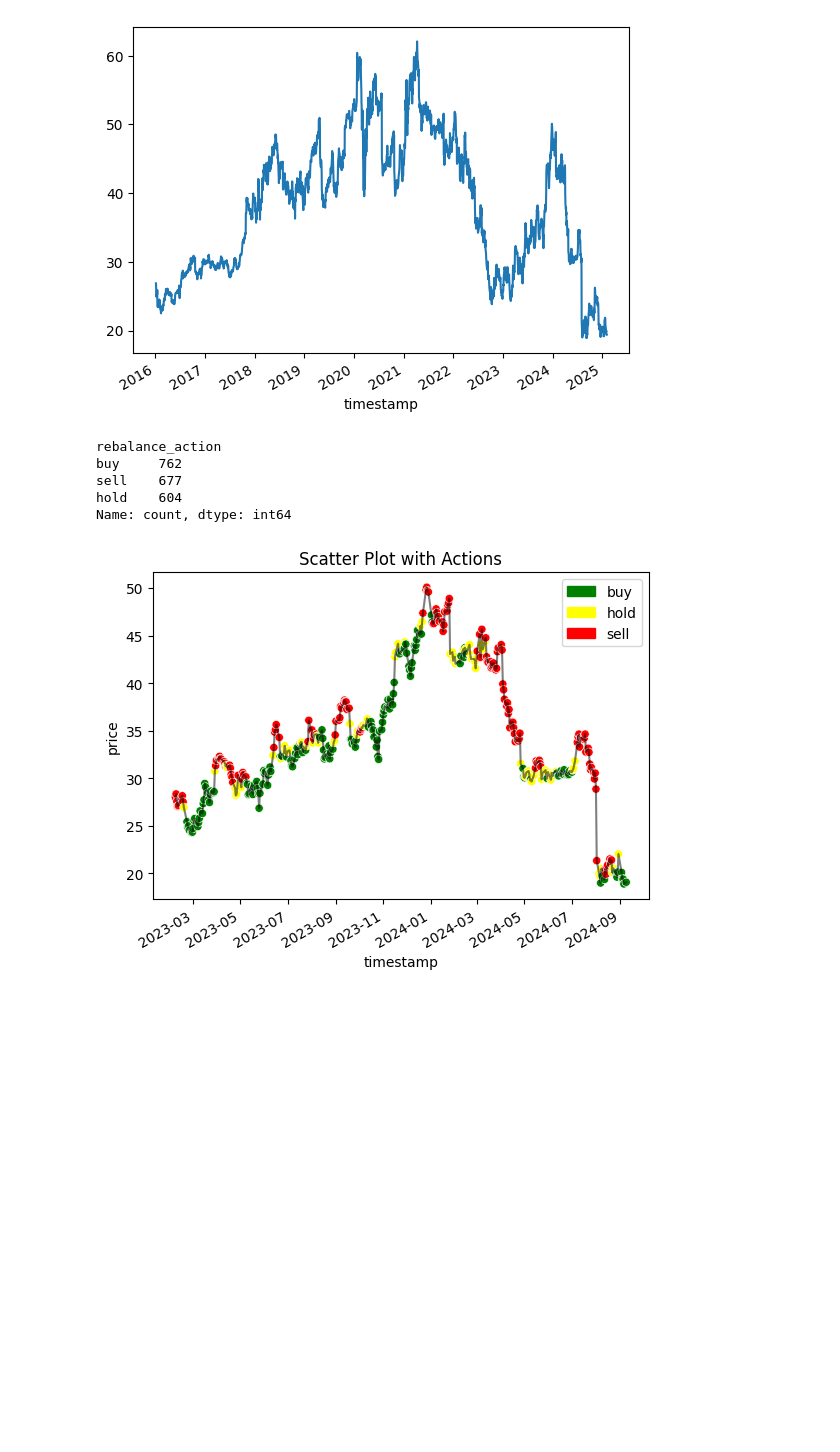
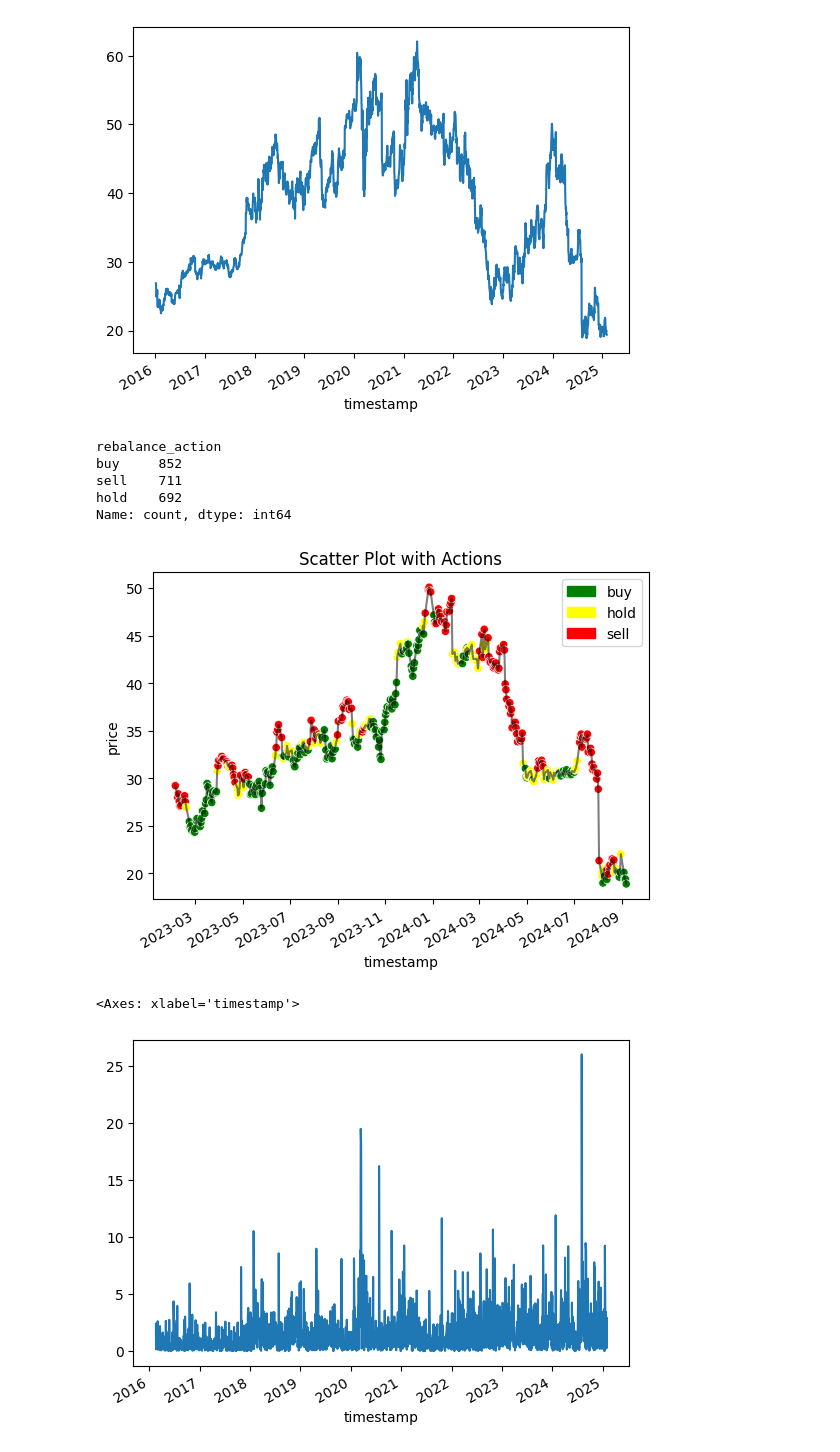
Before and after one commit to AxelGard/cira-examples, a Jupyter notebook: more_pipes.ipynb, the cells around one changed output. Saved outputs shown, nothing was run; the diff lists cells and outputs as text; code cells hidden in the pictures; blank space fills up the shorter version.

```diff
--- a/more_pipes.ipynb
+++ b/more_pipes.ipynb
@@ -35,20 +35,20 @@ data['close'].plot()
 # %% [output]
 <Axes: xlabel='timestamp'>
 [figure]
+# %%
+data.drop(columns=["symbol"], inplace=True)
 # %%
 import numpy as np
 import pandas as pd
-from sklearn.pipeline import Pipeline
-from sklearn.preprocessing import StandardScaler, FunctionTransformer
-from sklearn.ensemble import RandomForestClassifier, RandomForestRegressor
-from sklearn.model_selection import train_test_split
-from sklearn.metrics import classification_report, mean_absolute_error
-from sklearn.compose import ColumnTransformer
 
-data["volatility"] = data["close"].pct_change().rolling(window=10).std()
+data["price"] = data["close"]
+data["volatility"] = data["close"].shift(-1).dropna().pct_change().rolling(window=10).std()
 data["mva_10"] = data["close"].rolling(window=10).mean()
 data["mva_30"] = data["close"].rolling(window=30).mean()
+data["yesterday_close"] = data["close"].shift(-1)
 data.dropna(inplace=True)
+
+features = ["yesterday_close","volatility", "mva_10", "mva_30", "price"]
 
 def create_labels(price, window=10, threshold=0.005):
     delta = price.shift(-window) - price
@@ -61,9 +61,9 @@ data["rebalance_action"] = create_labels(data["close"], window=15, threshold=0.0
 data["rebalance_action"].value_counts()
 # %% [output]
 rebalance_action
-buy     762
-sell    677
-hold    604
+buy     852
+sell    711
+hold    692
 Name: count, dtype: int64
 # %%
 import matplotlib.patches as mpatches
@@ -85,4 +85,11 @@ legend_handles = [
 plt.legend(handles=legend_handles)
 plt.show()
 # %% [output]
-[figure, old version]
+[figure, new version]
+# %%
+data["allocation_pct"] = np.abs(data["close"].pct_change()) * 100
+data.dropna(inplace=True)
+data["allocation_pct"].plot()
+# %% [output]
+<Axes: xlabel='timestamp'>
+[figure, added]
```
Also changed, not shown: parts of 10 cells of this notebook, 1 other file.
